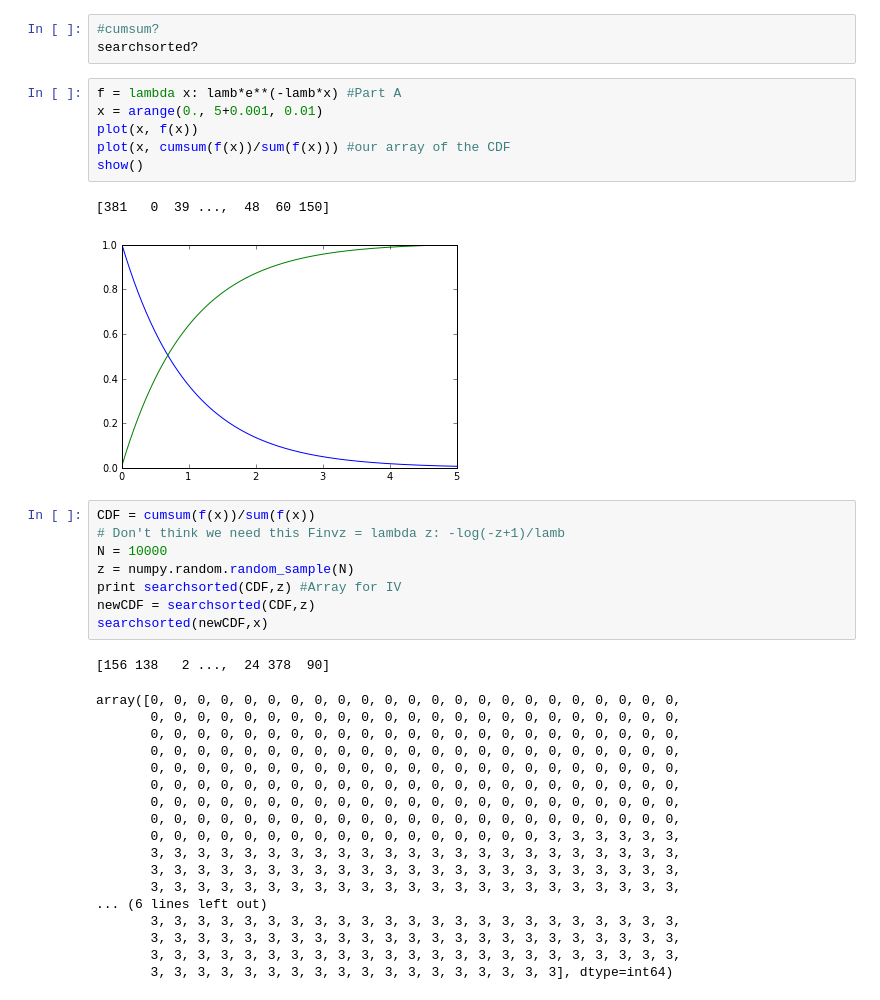
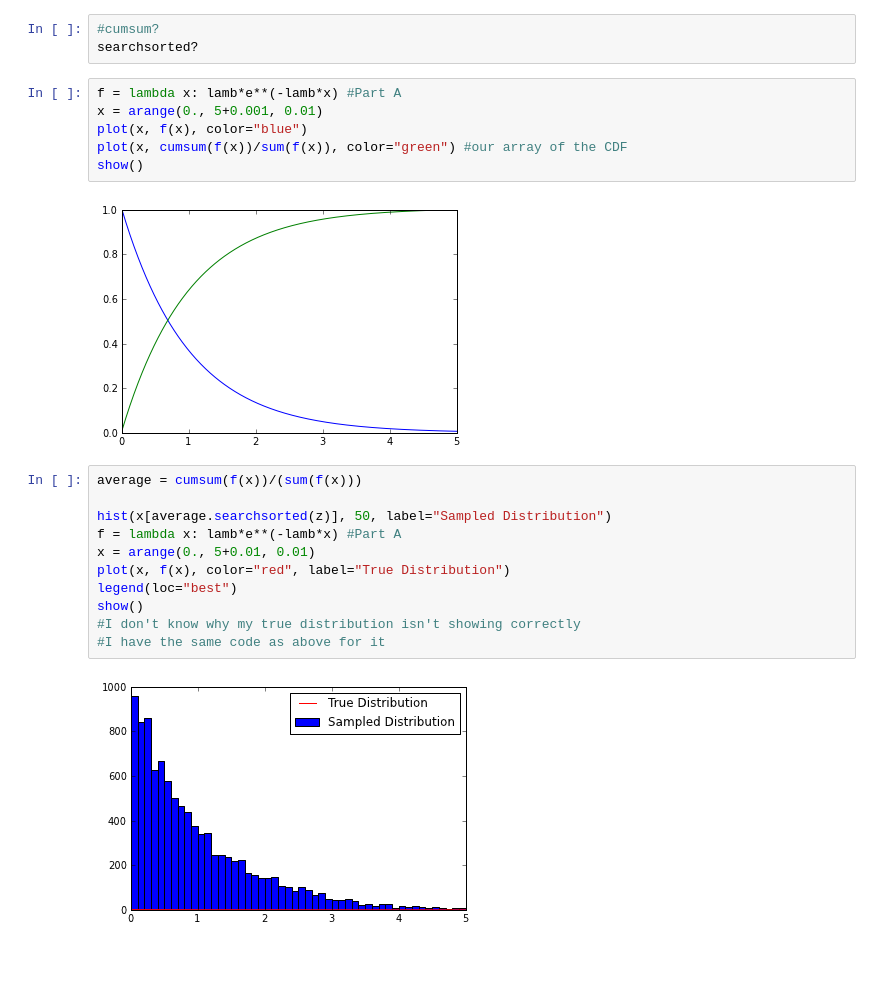
Before and after one commit to ewjohnst/PHYS202-S13, a Jupyter notebook: Week8/Random#sMonteCarlo.ipynb, the cells around one changed output. Cells and saved outputs as stored; diff of their text form; blank space fills up the shorter version.

Commit message:
didn't know how to graph for CP 2, stuck on MCSim

```diff
--- a/Week8/Random#sMonteCarlo.ipynb
+++ b/Week8/Random#sMonteCarlo.ipynb
@@ -152,36 +152,21 @@ searchsorted?
 # %%
 f = lambda x: lamb*e**(-lamb*x) #Part A
 x = arange(0., 5+0.001, 0.01)
-plot(x, f(x))
-plot(x, cumsum(f(x))/sum(f(x))) #our array of the CDF
+plot(x, f(x), color="blue")
+plot(x, cumsum(f(x))/sum(f(x)), color="green") #our array of the CDF
 show()
 # %% [output]
-[381   0  39 ...,  48  60 150]
 [figure]
-# %%
-CDF = cumsum(f(x))/sum(f(x))
-# Don't think we need this Finvz = lambda z: -log(-z+1)/lamb
-N = 10000
-z = numpy.random.random_sample(N)
-print searchsorted(CDF,z) #Array for IV
-newCDF = searchsorted(CDF,z)
-searchsorted(newCDF,x)
-# %% [output]
-[156 138   2 ...,  24 378  90]
-array([0, 0, 0, 0, 0, 0, 0, 0, 0, 0, 0, 0, 0, 0, 0, 0, 0, 0, 0, 0, 0, 0, 0,
-       0, 0, 0, 0, 0, 0, 0, 0, 0, 0, 0, 0, 0, 0, 0, 0, 0, 0, 0, 0, 0, 0, 0,
-       0, 0, 0, 0, 0, 0, 0, 0, 0, 0, 0, 0, 0, 0, 0, 0, 0, 0, 0, 0, 0, 0, 0,
-       0, 0, 0, 0, 0, 0, 0, 0, 0, 0, 0, 0, 0, 0, 0, 0, 0, 0, 0, 0, 0, 0, 0,
-       0, 0, 0, 0, 0, 0, 0, 0, 0, 0, 0, 0, 0, 0, 0, 0, 0, 0, 0, 0, 0, 0, 0,
-       0, 0, 0, 0, 0, 0, 0, 0, 0, 0, 0, 0, 0, 0, 0, 0, 0, 0, 0, 0, 0, 0, 0,
-       0, 0, 0, 0, 0, 0, 0, 0, 0, 0, 0, 0, 0, 0, 0, 0, 0, 0, 0, 0, 0, 0, 0,
-       0, 0, 0, 0, 0, 0, 0, 0, 0, 0, 0, 0, 0, 0, 0, 0, 0, 0, 0, 0, 0, 0, 0,
-       0, 0, 0, 0, 0, 0, 0, 0, 0, 0, 0, 0, 0, 0, 0, 0, 0, 3, 3, 3, 3, 3, 3,
-       3, 3, 3, 3, 3, 3, 3, 3, 3, 3, 3, 3, 3, 3, 3, 3, 3, 3, 3, 3, 3, 3, 3,
-       3, 3, 3, 3, 3, 3, 3, 3, 3, 3, 3, 3, 3, 3, 3, 3, 3, 3, 3, 3, 3, 3, 3,
-       3, 3, 3, 3, 3, 3, 3, 3, 3, 3, 3, 3, 3, 3, 3, 3, 3, 3, 3, 3, 3, 3, 3,
-... (6 lines left out)
-       3, 3, 3, 3, 3, 3, 3, 3, 3, 3, 3, 3, 3, 3, 3, 3, 3, 3, 3, 3, 3, 3, 3,
-       3, 3, 3, 3, 3, 3, 3, 3, 3, 3, 3, 3, 3, 3, 3, 3, 3, 3, 3, 3, 3, 3, 3,
-       3, 3, 3, 3, 3, 3, 3, 3, 3, 3, 3, 3, 3, 3, 3, 3, 3, 3, 3, 3, 3, 3, 3,
-       3, 3, 3, 3, 3, 3, 3, 3, 3, 3, 3, 3, 3, 3, 3, 3, 3, 3], dtype=int64)
+# %%
+average = cumsum(f(x))/(sum(f(x)))
+
+hist(x[average.searchsorted(z)], 50, label="Sampled Distribution")
+f = lambda x: lamb*e**(-lamb*x) #Part A
+x = arange(0., 5+0.01, 0.01)
+plot(x, f(x), color="red", label="True Distribution")
+legend(loc="best")
+show()
+#I don't know why my true distribution isn't showing correctly
+#I have the same code as above for it
+# %% [output]
+[figure, added]
```
Also changed, not shown: parts of 8 cells of this notebook, 3 other files.
